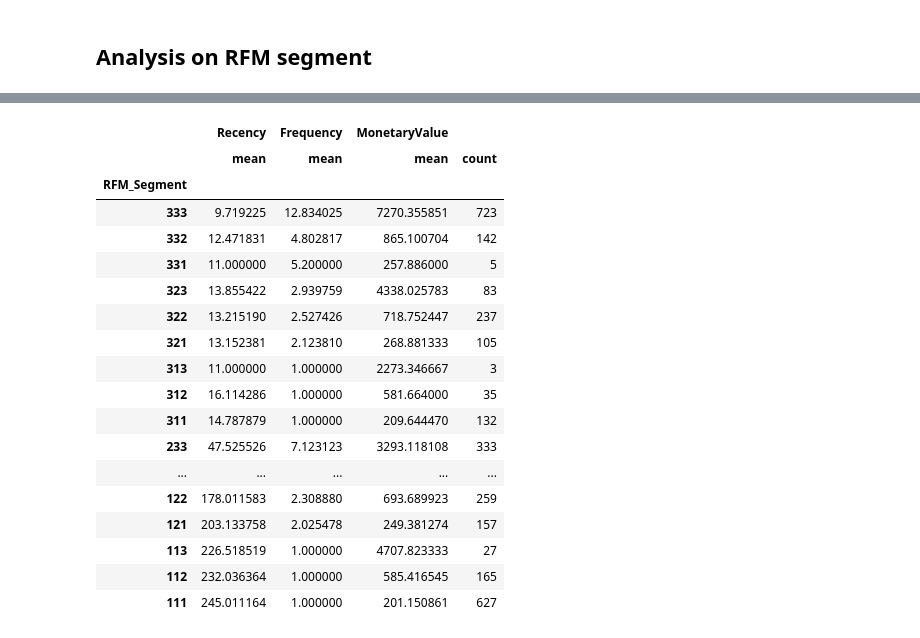
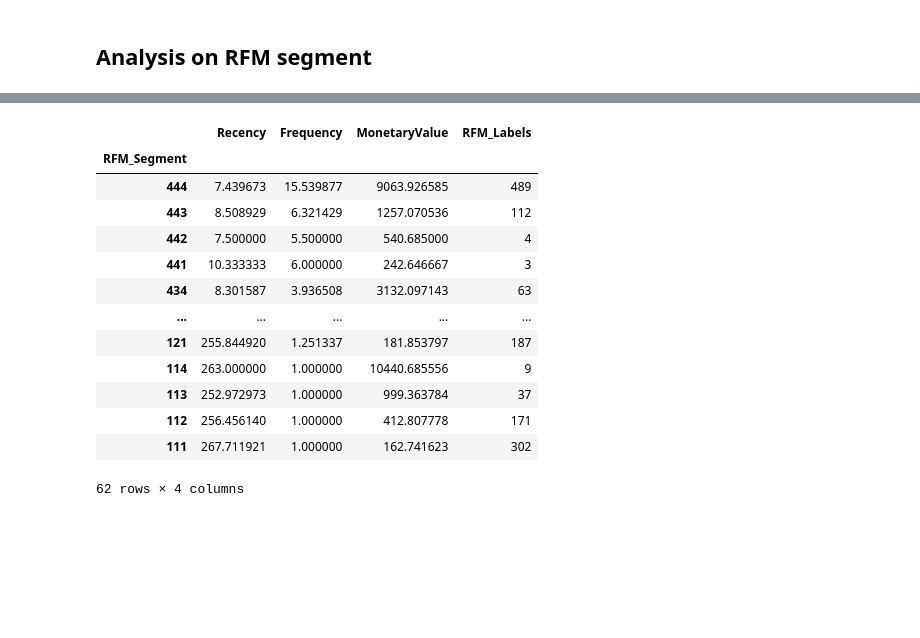
Before and after one commit to dylan-kuo/Growth_Analysis, a Jupyter notebook: Customer_Segmentation_From_RFM_Value.ipynb, the cells around one changed output, grey strips where cells are left out. Cells and saved outputs as stored; diff of their text form; code cells hidden in the pictures; blank space fills up the shorter version.

Commit message:
edit customer segmentation from RFM value

```diff
--- a/Customer_Segmentation_From_RFM_Value.ipynb
+++ b/Customer_Segmentation_From_RFM_Value.ipynb
@@ -306,0 +314,21 @@ datamart.head()
+# %%
+# Define rfm_level function
+def rfm_level(df):
+    if df['RFM_Score'] >= 9:
+        return "Champions"
+    elif ((df['RFM_Score'] >= 8) and (df['RFM_Score'] < 9)):
+        return "Can't Lose Them"
+    elif ((df['RFM_Score'] >= 7) and (df['RFM_Score'] < 8)):
+        return 'Loyal'
+    elif ((df['RFM_Score'] >= 6) and (df['RFM_Score'] < 7)):
+        return 'Potential'
+    elif ((df['RFM_Score'] >= 5) and (df['RFM_Score'] < 6)):
+        return 'Promising'
+    elif ((df['RFM_Score'] >= 4) and (df['RFM_Score'] < 5)):
+        return 'Needs Attention'
+    else:
+        return 'Require Activation'
+
+
+datamart['RFM_Level'] = datamart.apply(rfm_level, axis=1)
+datamart.head()
@@ -306,0 +343,21 @@ datamart.head()
+# %%
+# Define rfm_level function
+def rfm_labels(df):
+    if df['RFM_Level'] == "Champions":
+        return 1
+    elif df['RFM_Level'] == "Can't Loose Them":
+        return 2
+    elif df['RFM_Level'] == "Loyal":
+        return 3
+    elif df['RFM_Level'] == "Potential":
+        return 4
+    elif df['RFM_Level'] == "Promising":
+        return 5
+    elif df['RFM_Level'] == "Needs Attention":
+        return 6
+    else:
+        return 7
+
+
+datamart['RFM_Labels'] = datamart.apply(rfm_labels, axis=1)
+datamart
@@ -324,27 +434,23 @@ datamart.groupby('RFM_Score').agg({'Recency': 'mean',
 # %%
 datamart.groupby('RFM_Segment').agg({'Recency': 'mean',
                                   'Frequency': 'mean',
-                                  'MonetaryValue': ['mean', 'count']}).sort_index(ascending=False)
+                                  'MonetaryValue': 'mean',
+                                  'RFM_Labels': 'count'}).sort_index(ascending=False)
 # %% [output]
-|  | Recency | Frequency | MonetaryValue |  |
-|  | mean | mean | mean | count |
+|  | Recency | Frequency | MonetaryValue | RFM_Labels |
 | RFM_Segment |  |  |  |  |
-| 333 | 9.719225 | 12.834025 | 7270.355851 | 723 |
-| 332 | 12.471831 | 4.802817 | 865.100704 | 142 |
-| 331 | 11.000000 | 5.200000 | 257.886000 | 5 |
-| 323 | 13.855422 | 2.939759 | 4338.025783 | 83 |
-| 322 | 13.215190 | 2.527426 | 718.752447 | 237 |
-| 321 | 13.152381 | 2.123810 | 268.881333 | 105 |
-| 313 | 11.000000 | 1.000000 | 2273.346667 | 3 |
-| 312 | 16.114286 | 1.000000 | 581.664000 | 35 |
-| 311 | 14.787879 | 1.000000 | 209.644470 | 132 |
-| 233 | 47.525526 | 7.123123 | 3293.118108 | 333 |
+| 444 | 7.439673 | 15.539877 | 9063.926585 | 489 |
+| 443 | 8.508929 | 6.321429 | 1257.070536 | 112 |
+| 442 | 7.500000 | 5.500000 | 540.685000 | 4 |
+| 441 | 10.333333 | 6.000000 | 242.646667 | 3 |
+| 434 | 8.301587 | 3.936508 | 3132.097143 | 63 |
 | ... | ... | ... | ... | ... |
-| 122 | 178.011583 | 2.308880 | 693.689923 | 259 |
-| 121 | 203.133758 | 2.025478 | 249.381274 | 157 |
-| 113 | 226.518519 | 1.000000 | 4707.823333 | 27 |
-| 112 | 232.036364 | 1.000000 | 585.416545 | 165 |
-| 111 | 245.011164 | 1.000000 | 201.150861 | 627 |
+| 121 | 255.844920 | 1.251337 | 181.853797 | 187 |
+| 114 | 263.000000 | 1.000000 | 10440.685556 | 9 |
+| 113 | 252.972973 | 1.000000 | 999.363784 | 37 |
+| 112 | 256.456140 | 1.000000 | 412.807778 | 171 |
+| 111 | 267.711921 | 1.000000 | 162.741623 | 302 |
+62 rows × 4 columns
 # %%
 datamart.groupby('RFM_Level').agg({'Recency': 'mean',
                                    'Frequency': 'mean',
```
Also changed, not shown: parts of 39 cells of this notebook.
